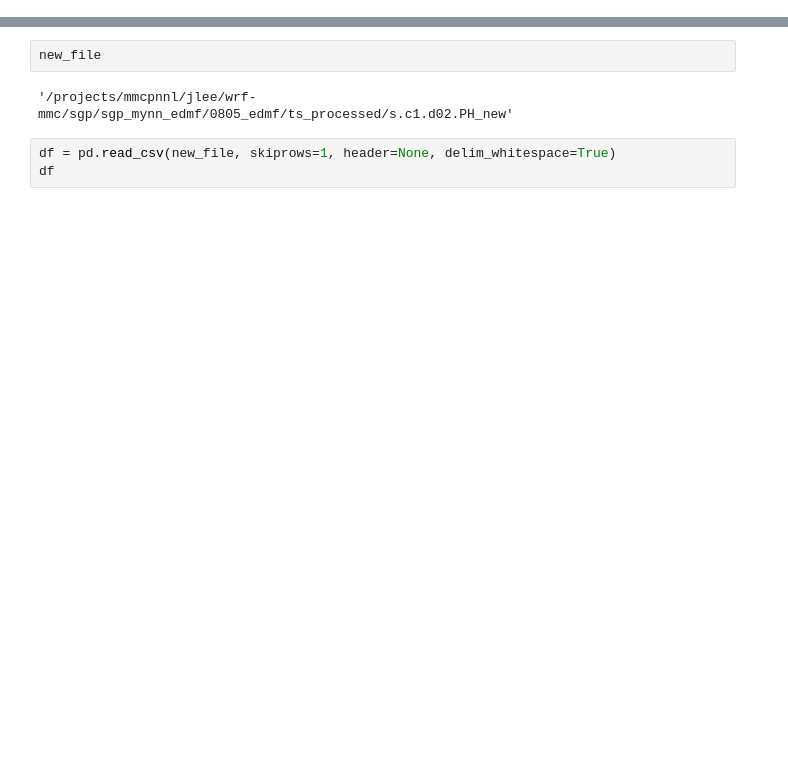
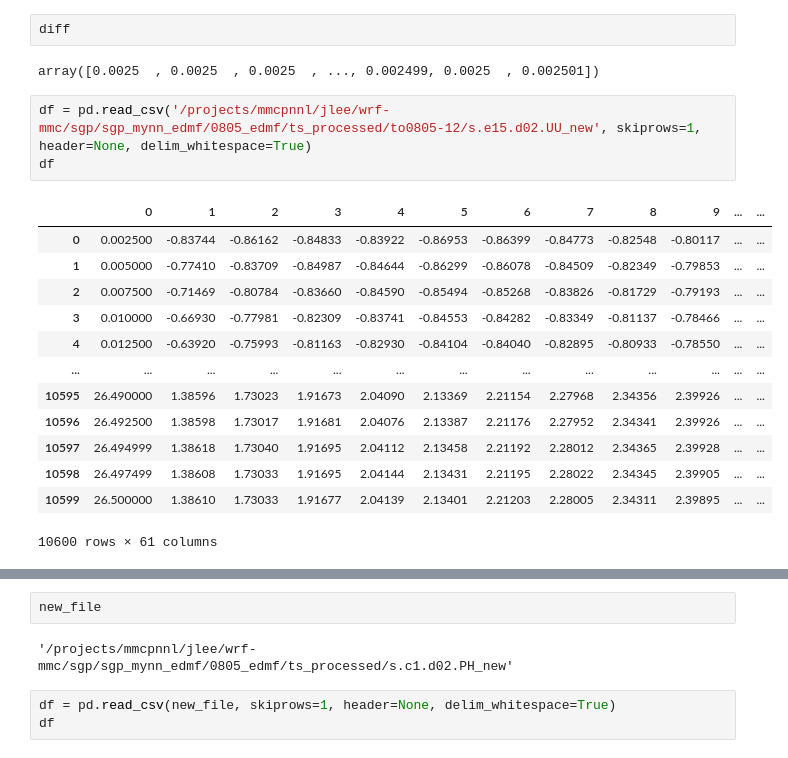
Before and after one commit to joejoeyjoseph/mmc-pnnl-j3, a Jupyter notebook: sgp/eagle/e01_debug-tsfiles.ipynb, the cells around one changed output, grey strips where cells are left out. Saved outputs shown, nothing was run; the diff lists cells and outputs as text; blank space fills up the shorter version.

```diff
--- a/sgp/eagle/e01_debug-tsfiles.ipynb
+++ b/sgp/eagle/e01_debug-tsfiles.ipynb
@@ -47,0 +336,21 @@ with open(new_file, 'r') as f:
+# %%
+diff
+# %% [output]
+array([0.0025  , 0.0025  , 0.0025  , ..., 0.002499, 0.0025  , 0.002501])
+# %%
+df = pd.read_csv('/projects/mmcpnnl/jlee/wrf-mmc/sgp/sgp_mynn_edmf/0805_edmf/ts_processed/to0805-12/s.e15.d02.UU_new', skiprows=1, header=None, delim_whitespace=True)
+df
+# %% [output]
+|  | 0 | 1 | 2 | 3 | 4 | 5 | 6 | 7 | 8 | 9 | ... | ... |
+| 0 | 0.002500 | -0.83744 | -0.86162 | -0.84833 | -0.83922 | -0.86953 | -0.86399 | -0.84773 | -0.82548 | -0.80117 | ... | ... |
+| 1 | 0.005000 | -0.77410 | -0.83709 | -0.84987 | -0.84644 | -0.86299 | -0.86078 | -0.84509 | -0.82349 | -0.79853 | ... | ... |
+| 2 | 0.007500 | -0.71469 | -0.80784 | -0.83660 | -0.84590 | -0.85494 | -0.85268 | -0.83826 | -0.81729 | -0.79193 | ... | ... |
+| 3 | 0.010000 | -0.66930 | -0.77981 | -0.82309 | -0.83741 | -0.84553 | -0.84282 | -0.83349 | -0.81137 | -0.78466 | ... | ... |
+| 4 | 0.012500 | -0.63920 | -0.75993 | -0.81163 | -0.82930 | -0.84104 | -0.84040 | -0.82895 | -0.80933 | -0.78550 | ... | ... |
+| ... | ... | ... | ... | ... | ... | ... | ... | ... | ... | ... | ... | ... |
+| 10595 | 26.490000 | 1.38596 | 1.73023 | 1.91673 | 2.04090 | 2.13369 | 2.21154 | 2.27968 | 2.34356 | 2.39926 | ... | ... |
+| 10596 | 26.492500 | 1.38598 | 1.73017 | 1.91681 | 2.04076 | 2.13387 | 2.21176 | 2.27952 | 2.34341 | 2.39926 | ... | ... |
+| 10597 | 26.494999 | 1.38618 | 1.73040 | 1.91695 | 2.04112 | 2.13458 | 2.21192 | 2.28012 | 2.34365 | 2.39928 | ... | ... |
+| 10598 | 26.497499 | 1.38608 | 1.73033 | 1.91695 | 2.04144 | 2.13431 | 2.21195 | 2.28022 | 2.34345 | 2.39905 | ... | ... |
+| 10599 | 26.500000 | 1.38610 | 1.73033 | 1.91677 | 2.04139 | 2.13401 | 2.21203 | 2.28005 | 2.34311 | 2.39895 | ... | ... |
+10600 rows × 61 columns
```
Also changed, not shown: parts of 37 cells of this notebook.
